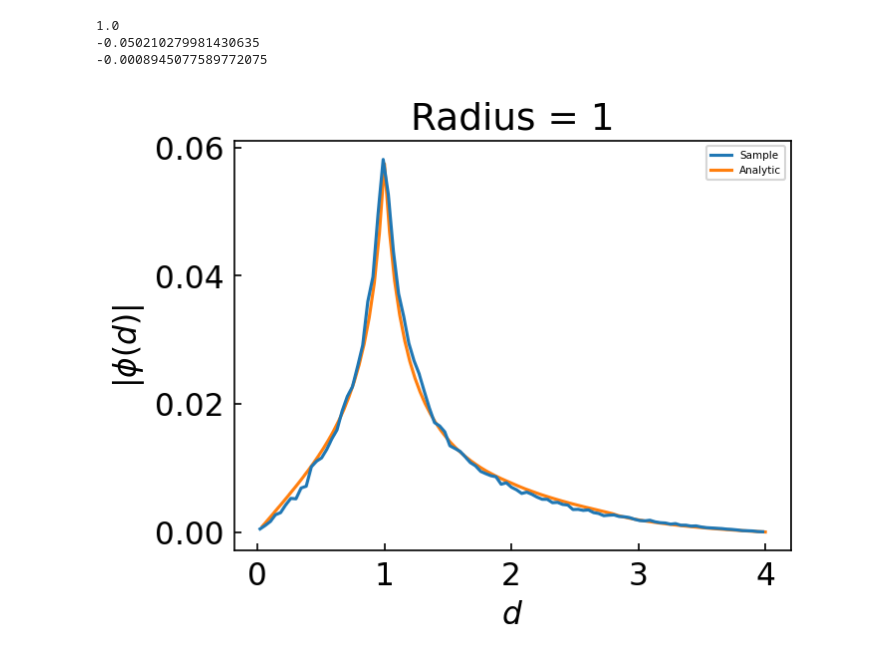
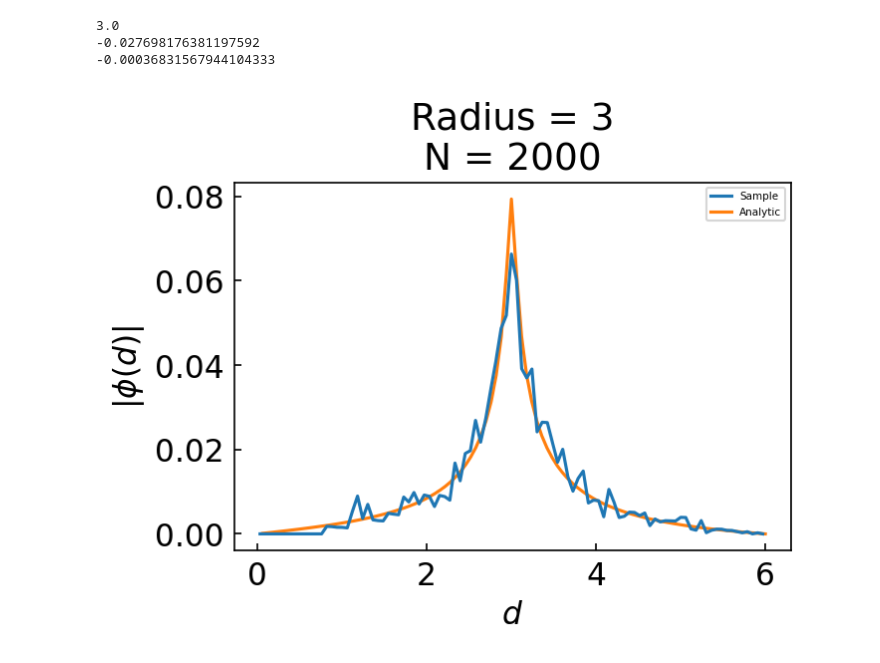
Before and after one commit to humz2k/Force-Errors-In-Cosmological-Simulations, a Jupyter notebook: contributions3.ipynb, the cells around one changed output. Saved outputs shown, nothing was run; the diff lists cells and outputs as text; code cells hidden in the pictures.

```diff
--- a/contributions3.ipynb
+++ b/contributions3.ipynb
@@ -75,11 +75,11 @@ def thing(particle,masses,phis,nds=100,nangles=100,c=7,Mvir=1,G=1):
         idx += 1
     return ds
 # %%
-ri = 1
+ri = 3
 c = 5
 a = 3
 G = 1
-n = 100000
+n = 4000
 sampled = sim.halos.Sample.NFW(n,c=c,a=a)
 particles = sampled.loc[:,["x","y","z"]].to_numpy()
 
@@ -93,35 +93,35 @@ bins = np.linspace(0,a + ri,nbins)
 start = bins[:-1]
 end = bins[1:]
 step = bins[1]-bins[0]
 xs = (end-start)/2 + start
 ys = []
 for idx in range(len(start)):
     temp_dists = dists[dists > start[idx]]
     temp_phis = phis[dists > start[idx]]
     temp_phis = temp_phis[temp_dists <= end[idx]]
     ys.append(np.sum(temp_phis))
 
 masses = np.zeros(100,dtype=float)
 ana_phis = np.zeros(100,dtype=float)
 ana_xs = thing(np.array([ri,0,0]),masses,ana_phis,nds=100,nangles=100,c=c)
 
 sim.pretty_plots.plot_pretty()
 
 plt.plot(xs,ys/np.sum(ys),label="Sample",zorder=1)
 plt.plot(ana_xs,ana_phis/np.sum(ana_phis),label="Analytic",zorder=0)
 print(scipy.integrate.trapz(ana_phis,ana_xs))
 print(np.sum(ys))
-plt.title("Radius = " + str(ri))
+plt.title("Radius = " + str(ri) + "\nN = " + str(n))
 
 plt.xlabel(r"$d$")
 plt.ylabel(r"$|\phi(d)|$")
 
 plt.legend()
 plt.tight_layout()
 plt.savefig("NFW_phicontributions_r" + str(ri).replace(".",",") + "n=" + str(n) + ".jpg")
 plt.show()
 # %% [output]
-1.0
--0.050210279981430635
--0.0008945077589772075
+3.0
+-0.027698176381197592
+-0.00036831567944104333
-[figure, old version]
+[figure, new version]
```
Also changed, not shown: 13 other files.
